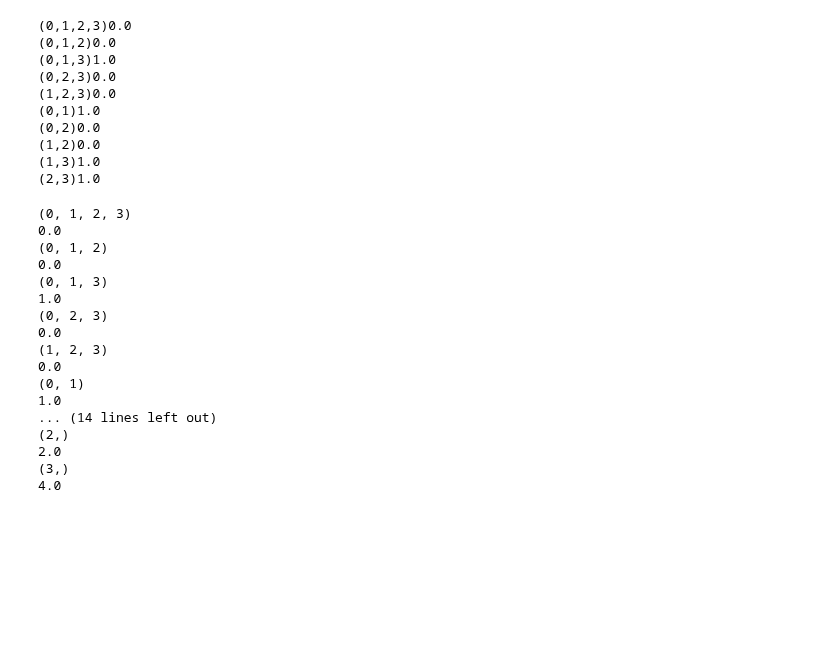
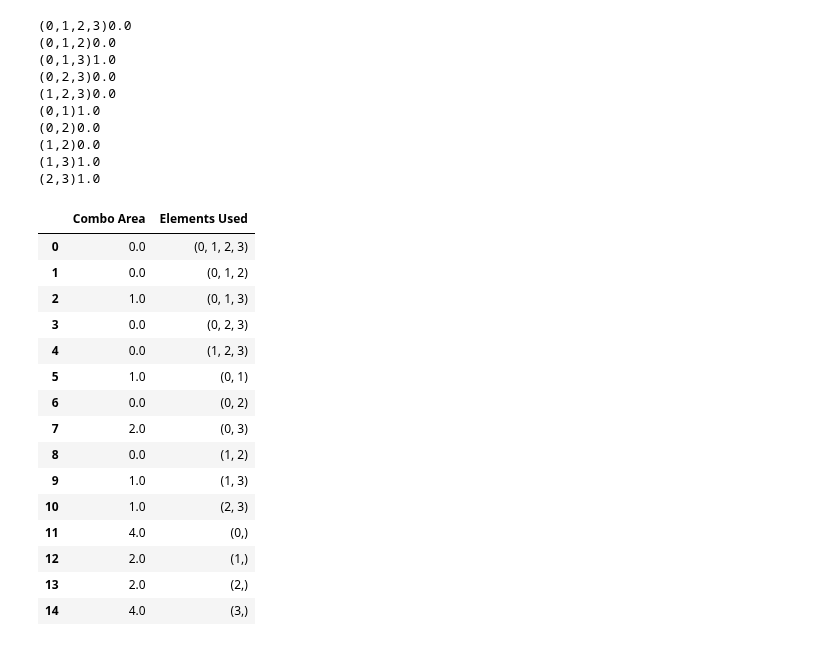
Before and after one commit to zalfalah/Honors, a Jupyter notebook: Testing Polygons.ipynb, the cells around one changed output. Saved outputs shown, nothing was run; the diff lists cells and outputs as text; code cells hidden in the pictures; blank space fills up the shorter version.

```diff
--- a/Testing Polygons.ipynb
+++ b/Testing Polygons.ipynb
@@ -631,6 +607,7 @@ def interchecker_test(polygon_array):
     """
 
     """
+    bucket2 = []
     combos = []
     iterable1 = range(len(polygon_array))
     p = len(polygon_array)
@@ -648,7 +625,9 @@ def interchecker_test(polygon_array):
     #where comb[0] could be (0,1,2,4) or something of the sort
 
     for ele in combos:
-        print(ele) #shows the element used
+        d = {}
+        #print(ele) #shows the element used
+        d['Elements Used'] = ele
         bucket = []
         for number in ele:
             bucket.append(polygon_array[number])
@@ -657,9 +636,13 @@ def interchecker_test(polygon_array):
             y = bucket[0].intersection(bucket[1])
             for i in range(len(bucket)-2):
                 y = y.intersection(bucket[i+2])
-            print(y.area)
+            #print(y.area)
+            d["Combo Area"]= y.area
         else:
-            print(bucket[0].area)
+            #print(bucket[0].area)
+            d['Combo Area'] = bucket[0].area
+        bucket2.append(d)
+    return pd.DataFrame(bucket2)
 # %%
 polybox2[0]
 polybox2[2]
@@ -727,23 +710,24 @@ print(f"(2,3){poly3.intersection(poly4).area}")
 (1,2)0.0
 (1,3)1.0
 (2,3)1.0
-# %%
-interchecker_test(polybox2)
-# %% [output]
-(0, 1, 2, 3)
-0.0
-(0, 1, 2)
-0.0
-(0, 1, 3)
-1.0
-(0, 2, 3)
-0.0
-(1, 2, 3)
-0.0
-(0, 1)
-1.0
-... (14 lines left out)
-(2,)
-2.0
-(3,)
-4.0
+# %%
+y = interchecker_test(polybox2)
+# %%
+y
+# %% [output]
+|  | Combo Area | Elements Used |
+| 0 | 0.0 | (0, 1, 2, 3) |
+| 1 | 0.0 | (0, 1, 2) |
+| 2 | 1.0 | (0, 1, 3) |
+| 3 | 0.0 | (0, 2, 3) |
+| 4 | 0.0 | (1, 2, 3) |
+| 5 | 1.0 | (0, 1) |
+| 6 | 0.0 | (0, 2) |
+| 7 | 2.0 | (0, 3) |
+| 8 | 0.0 | (1, 2) |
+| 9 | 1.0 | (1, 3) |
+| 10 | 1.0 | (2, 3) |
+| 11 | 4.0 | (0,) |
+| 12 | 2.0 | (1,) |
+| 13 | 2.0 | (2,) |
+| 14 | 4.0 | (3,) |
```
Also changed, not shown: parts of 27 cells of this notebook, 2 other files.
